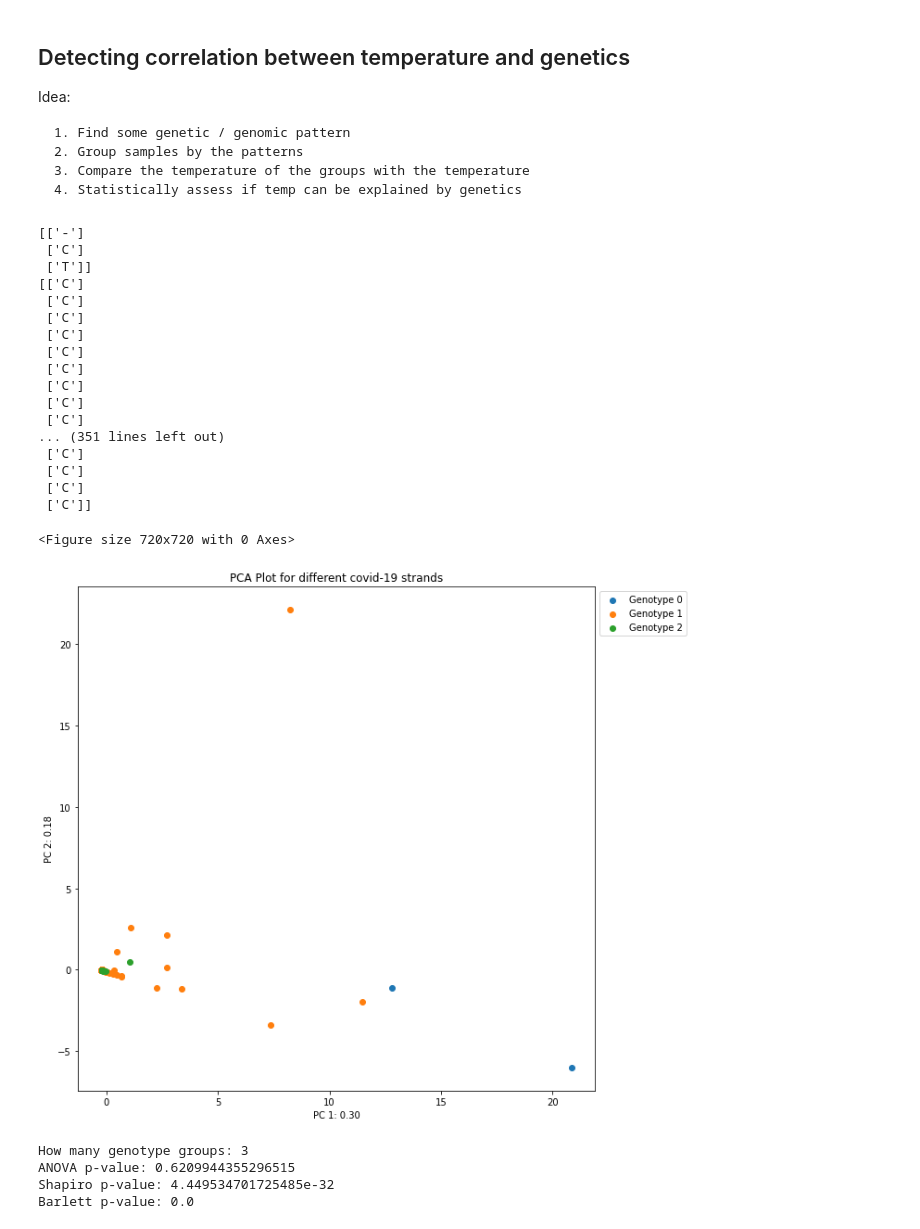
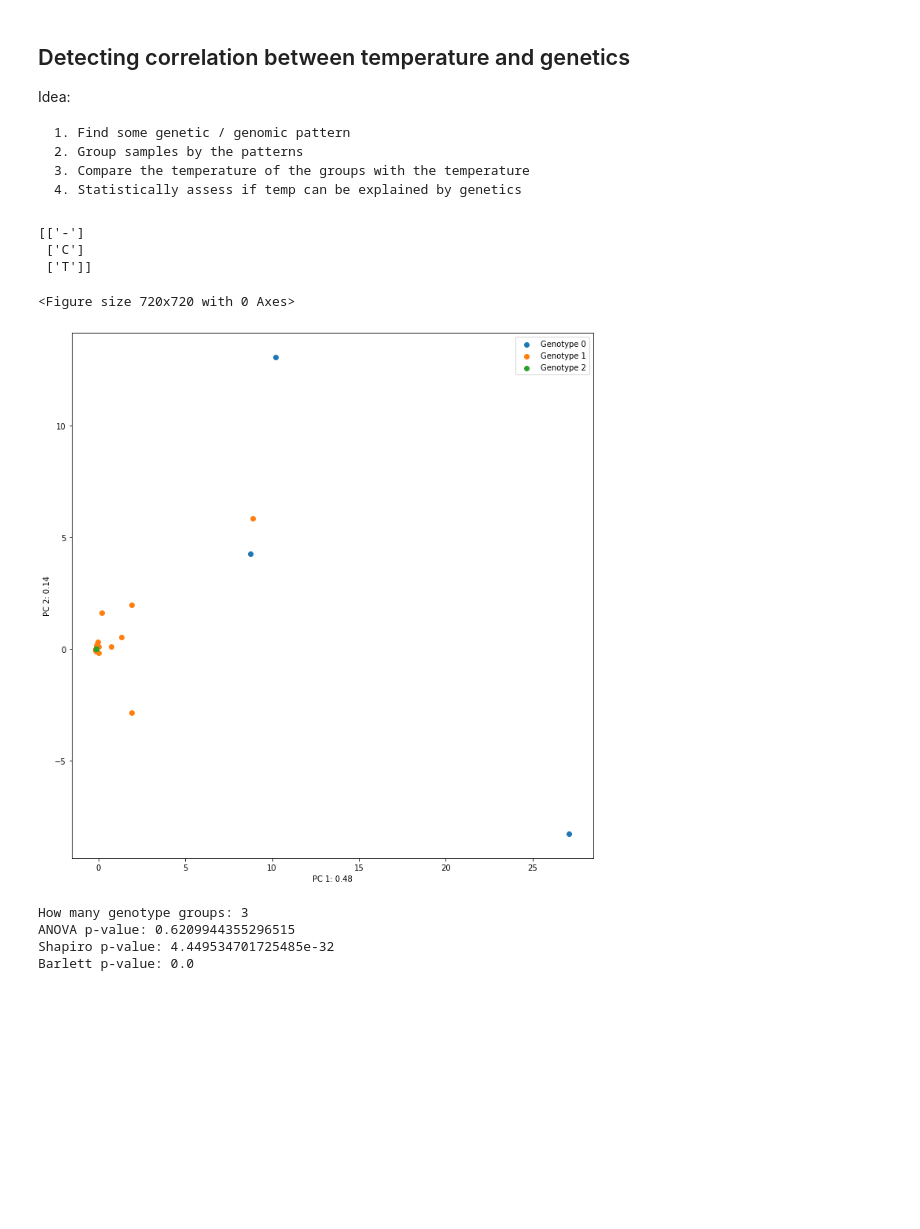
Before and after one commit to DaveIstanto/CPSC567_COVID, a Jupyter notebook: scripts/Coronavirus Project.ipynb, the cells around one changed output. Drawn from its saved outputs; the diff is of its cells as text; code cells hidden in the pictures; blank space fills up the shorter version.

```diff
--- a/scripts/Coronavirus Project.ipynb
+++ b/scripts/Coronavirus Project.ipynb
@@ -43,9 +43,15 @@ import numpy as np
 
 accession_array = []
 aligned_seq_array = []
+accession_aligned_seq_dict = dict()
 for name, sequence in aligned_dict.items():
+    accession = name.split('|')[0][:-1]
+
     aligned_seq_array.append(list(sequence))
-    accession_array.append(name.split('|')[0][:-1])
+    accession_array.append(accession)
+
+    accession_aligned_seq_dict[accession] = np.array(list(sequence))
+
 
 aligned_seq_array = np.array(aligned_seq_array)
 accession_array = np.array(accession_array)
@@ -434,8 +432,8 @@ def get_temperature_from_geo(geo_loc, temperature_dict=temperature_dict):
 meta_info.loc[:, 'Temperature'] = np.vectorize(get_temperature_from_geo)(meta_info.loc[:, "Geo_Location"])
 # %%
 # We check where is the source of variation for the specific NSP region
-selected_i =
-var_ths = 0.150
+selected_i = 4
+var_ths = 0.18
 start = roi.loc[selected_i, 'start']
 end = roi.loc[selected_i, 'end']
 var_aligned_region = var_aligned[start : end]
@@ -445,7 +443,6 @@ var_aligned_region_higher_variance = aligned_seq_array_region[:, var_aligned_reg
 # Categorize each point to groups, then show where they lie in the PCA
 genotypes = np.unique(var_aligned_region_higher_variance, axis = 0)
 print(genotypes)
-print(var_aligned_region_higher_variance)
 
 # Get PCA of this region
 dosage = get_dosage_matrix_interesting_regions(start, end, 1)
@@ -455,50 +452,39 @@ pcs, pca_explained_var = conduct_pca_on_dosage_matrix(dosage)
 plt.figure(figsize=(10, 10))
 # Get expained variances
 PC1_explained_ratio, PC2_explained_ratio = pca_explained_var[0], pca_explained_var[1]
 
 # Make base plot
 fig = plt.figure(figsize=(10,10))
-plt.title('PCA Plot for different covid-19 strands')
+# plt.title('PCA Plot for different covid-19 strands')
 plt.xlabel(f'PC 1: {str(PC1_explained_ratio)[:4]}')
 plt.ylabel(f'PC 2: {str(PC2_explained_ratio)[:4]}')
 
 PC_1, PC_2 = pcs[:, 0], pcs[:, 1]
 
 group_filters = []
 for i in range(len(genotypes)):
     geno = genotypes[i]
     group_filter = []
     for var_seq in var_aligned_region_higher_variance:
         group_filter.append((var_seq == geno).all())
     group_filter = np.array(group_filter)
 
     group_filters.append(group_filter)
 
     plt.scatter(PC_1[group_filter], PC_2[group_filter], c=f'C{i}', label=f'Genotype {i}')
 
-plt.legend(bbox_to_anchor=(1,1), loc="upper left")
+plt.tight_layout()
+# plt.legend(bbox_to_anchor=(1,1), loc="upper left")
+plt.legend()
+plt.savefig('../presentation/figures/pca_plot_genotype_groups.png')
 
 plt.show()
 # %% [output]
 [['-']
  ['C']
  ['T']]
-[['C']
- ['C']
- ['C']
- ['C']
- ['C']
- ['C']
- ['C']
- ['C']
- ['C']
-... (351 lines left out)
- ['C']
- ['C']
- ['C']
- ['C']]
 <Figure size 720x720 with 0 Axes>
-[figure, old version]
+[figure, new version]
 # %%
 # Conduct anova / t-test
 
```
Also changed, not shown: parts of 15 cells of this notebook, 7 other files.
